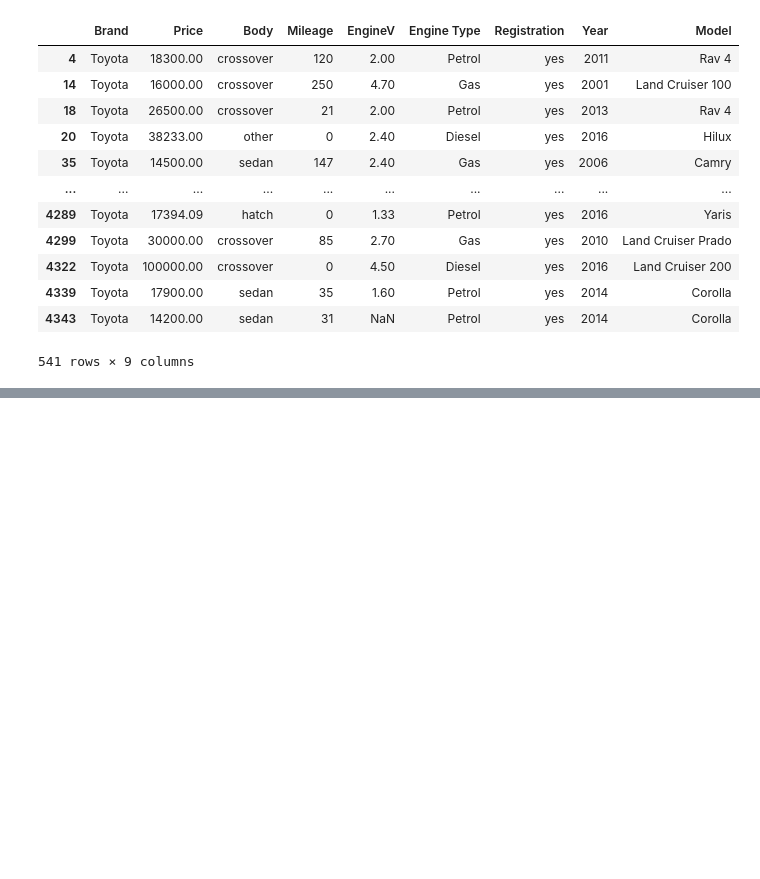
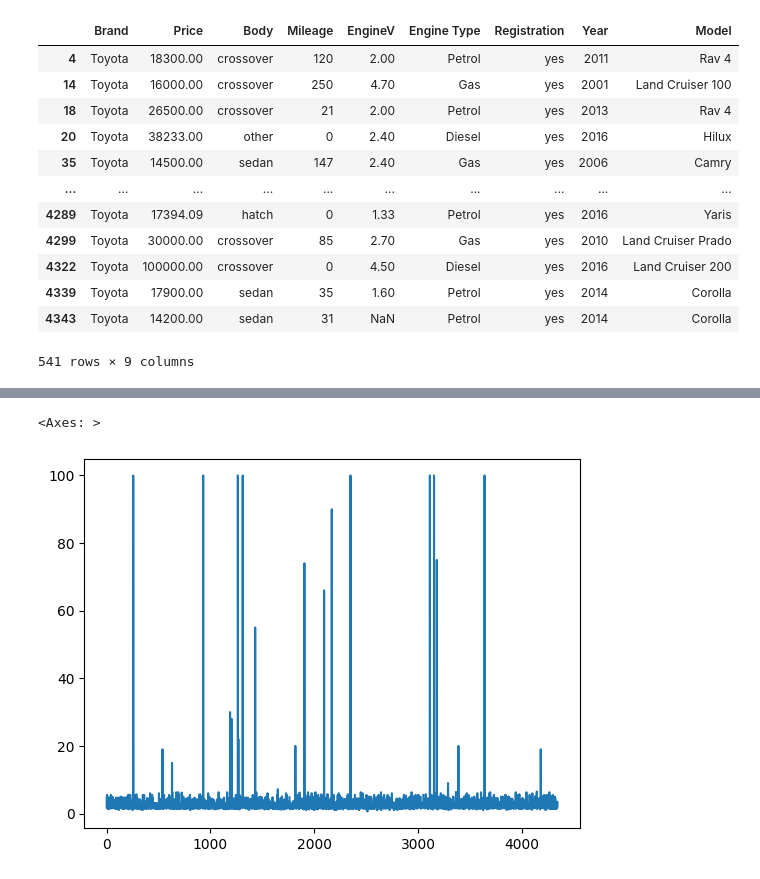
Before and after one commit to prachiTyagi182/pandas, a Jupyter notebook: viewing_and_selecting_data.ipynb, the cells around one changed output, grey strips where cells are left out. Cells and saved outputs as stored; diff of their text form; code cells hidden in the pictures; blank space fills up the shorter version.

```diff
--- a/viewing_and_selecting_data.ipynb
+++ b/viewing_and_selecting_data.ipynb
@@ -241,0 +431,5 @@ car_sales[car_sales["Brand"]=="Toyota"]
+# %%
+car_sales['EngineV'].plot()
+# %% [output]
+<Axes: >
+[figure, added]
```
Also changed, not shown: parts of 14 cells of this notebook.
